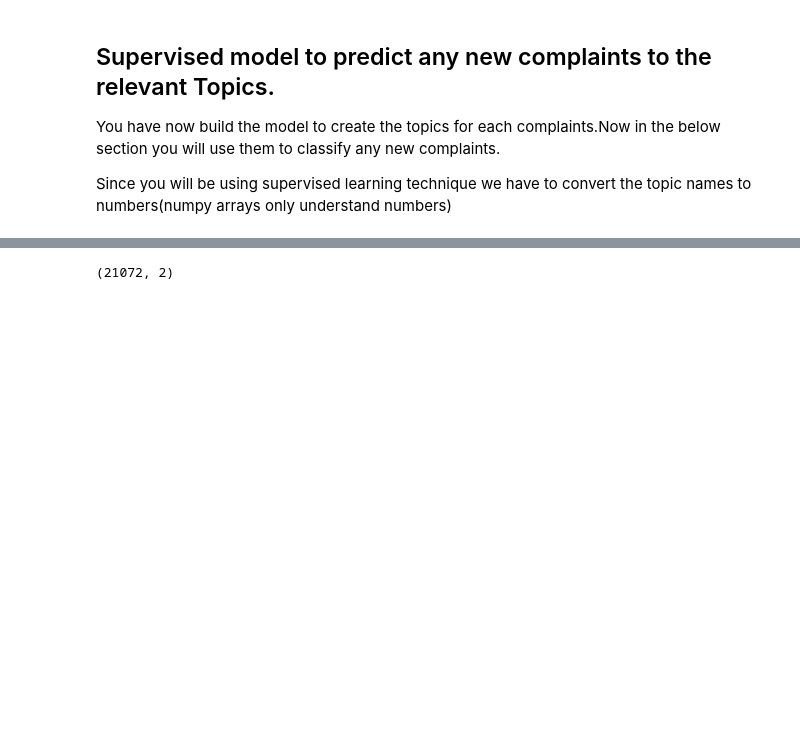
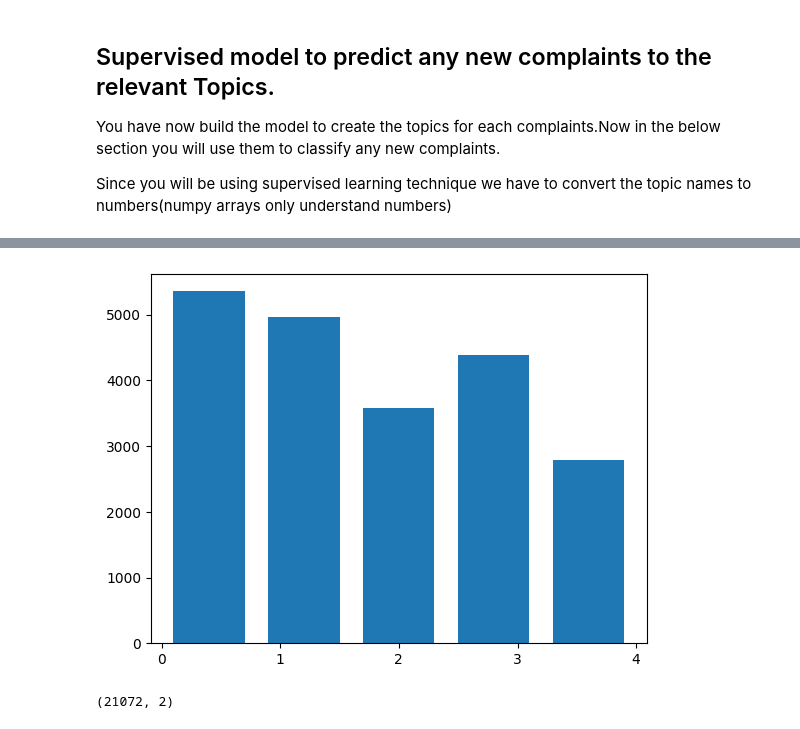
Before and after one commit to Vasista-Eranki/AutomaticTicketClassificationNLP, a Jupyter notebook: Automatic_Ticket_Classification_Assignment.ipynb, the cells around one changed output, grey strips where cells are left out. Saved outputs shown, nothing was run; the diff lists cells and outputs as text; code cells hidden in the pictures; blank space fills up the shorter version.

```diff
--- a/Automatic_Ticket_Classification_Assignment.ipynb
+++ b/Automatic_Ticket_Classification_Assignment.ipynb
@@ -593,6 +593,12 @@ df_clean.head()
 | 10 | chase card was reported on xx/xx/... | chase card be report on xx / xx/.... | card xx/xx/ application identity ... | card xx/xx/ application identity ... | 2 |
 | 11 | on xx/xx/, while trying to book a... | on xx / xx/ , while try to book a... | book xxxx ticket i offer ticket c... | book ticket i offer ticket card i... | 4 |
 | 14 | my grand son give me check for {$... | my grand son give I check for { $... | son deposit chase account fund ch... | son deposit chase account fund ch... | 0 |
+# %%
+plt.hist(df_clean['Topic'] , bins=5, rwidth=0.75)
+plt.xticks(range(0,5))
+plt.show()
+# %% [output]
+[figure, added]
 # %%
 #Keep the columns"complaint_what_happened" & "Topic" only in the new dataframe --> training_data
 training_data= df_clean.loc[:, ('complaint_what_happened', 'Topic')]
```
Also changed, not shown: parts of 21 cells of this notebook.
